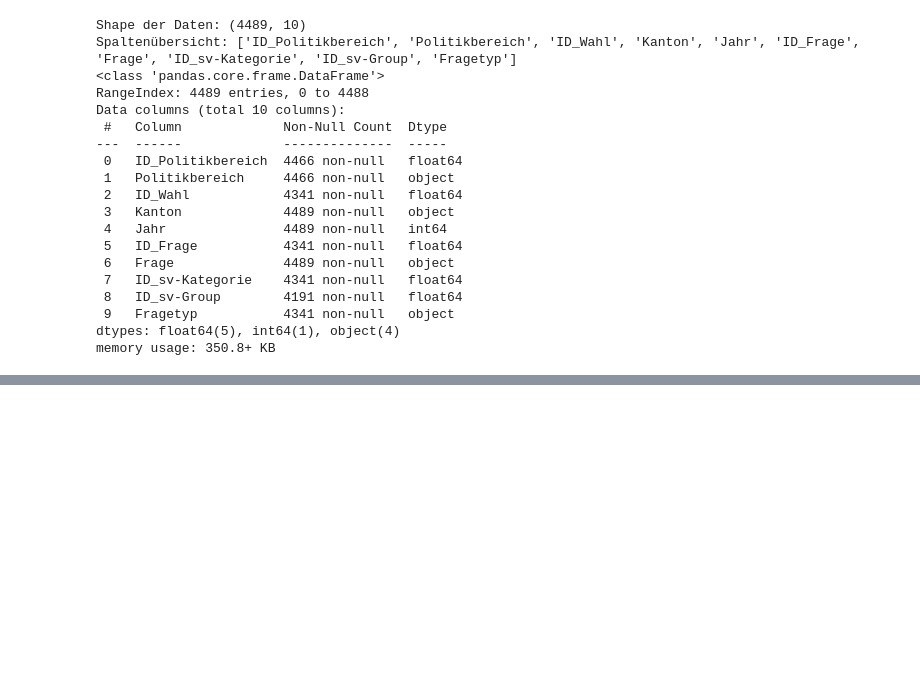
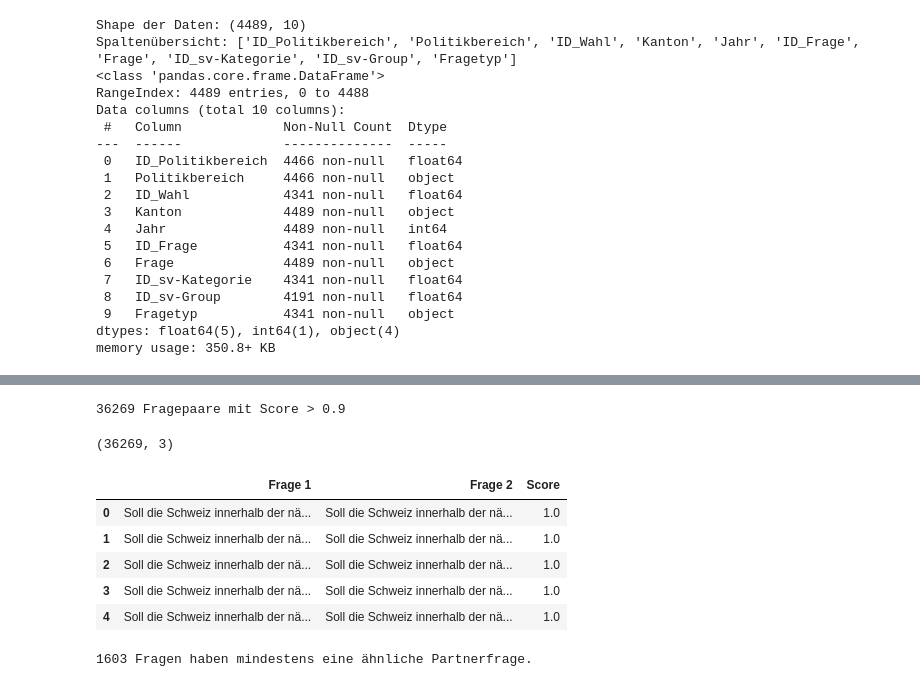
Before and after one commit to escoo1/smartvote-clustering, a Jupyter notebook: src/exploredata.ipynb, the cells around one changed output, grey strips where cells are left out. Drawn from its saved outputs; the diff is of its cells as text; code cells hidden in the pictures; blank space fills up the shorter version.

```diff
--- a/src/exploredata.ipynb
+++ b/src/exploredata.ipynb
@@ -71,0 +248,7 @@ memory usage: 350.8+ KB
+# %%
+semantisch_ähnlich = [
+    (i, j, score) for i, j, score in ähnliche_paare
+    if valid_fragen[i] != valid_fragen[j]
+]
+
+print(f"{len(semantisch_ähnlich)} Paare sind semantisch ähnlich (nicht exakt gleich).")
@@ -71,0 +257,7 @@ memory usage: 350.8+ KB
+# %%
+print("🔁 Exakt gleiche Fragen (aber an unterschiedlichen Positionen):\n")
+
+for i, j, score in exakt_gleich[:10]:  # Zeige z. B. die ersten 10
+    print(f"Frage {i} & {j} (Score: {score:.2f})")
+    print(f"→ {valid_fragen[i]}")
+    print("-" * 80)
@@ -71,0 +282,8 @@ memory usage: 350.8+ KB
+# %%
+print("Semantisch ähnliche Fragen (nicht wortgleich):\n")
+
+for i, j, score in semantisch_ähnlich[:10]:  # Zeige z. B. die ersten 10
+    print(f"Frage {i} & {j} (Score: {score:.2f})")
+    print("Frage 1:", valid_fragen[i])
+    print("Frage 2:", valid_fragen[j])
+    print("-" * 80)
@@ -71,0 +308,44 @@ memory usage: 350.8+ KB
+# %%
+# Schwellenwert für Ähnlichkeit
+schwelle = 0.90
+
+# Liste vorbereiten
+ähnliche_fragen_liste = []
+
+# Schleife über alle Fragepaare
+for i in range(n_valid):
+    for j in range(i + 1, n_valid):  # nur jede Kombination einmal (kein i==j)
+        score = similarity_matrix[i, j]
+        if score > schwelle:
+            ähnliche_fragen_liste.append({
+                "Frage 1": valid_fragen[i],
+                "Frage 2": valid_fragen[j],
+                "Score": score
+            })
+
+print(f"{len(ähnliche_fragen_liste)} Fragepaare mit Score > {schwelle}")
+# %% [output]
+36269 Fragepaare mit Score > 0.9
+# %%
+df_ähnlich = pd.DataFrame(ähnliche_fragen_liste)
+print(df_ähnlich.shape)
+df_ähnlich.head()
+# %% [output]
+(36269, 3)
+|  | Frage 1 | Frage 2 | Score |
+| 0 | Soll die Schweiz innerhalb der nä... | Soll die Schweiz innerhalb der nä... | 1.0 |
+| 1 | Soll die Schweiz innerhalb der nä... | Soll die Schweiz innerhalb der nä... | 1.0 |
+| 2 | Soll die Schweiz innerhalb der nä... | Soll die Schweiz innerhalb der nä... | 1.0 |
+| 3 | Soll die Schweiz innerhalb der nä... | Soll die Schweiz innerhalb der nä... | 1.0 |
+| 4 | Soll die Schweiz innerhalb der nä... | Soll die Schweiz innerhalb der nä... | 1.0 |
+# %%
+# Alle betroffenen Frage-Texte extrahieren
+betroffene_fragen = set()
+
+for eintrag in ähnliche_fragen_liste:
+    betroffene_fragen.add(eintrag["Frage 1"])
+    betroffene_fragen.add(eintrag["Frage 2"])
+
+print(f"{len(betroffene_fragen)} Fragen haben mindestens eine ähnliche Partnerfrage.")
+# %% [output]
+1603 Fragen haben mindestens eine ähnliche Partnerfrage.
```
Also changed, not shown: parts of 17 cells of this notebook, 5 other files.
